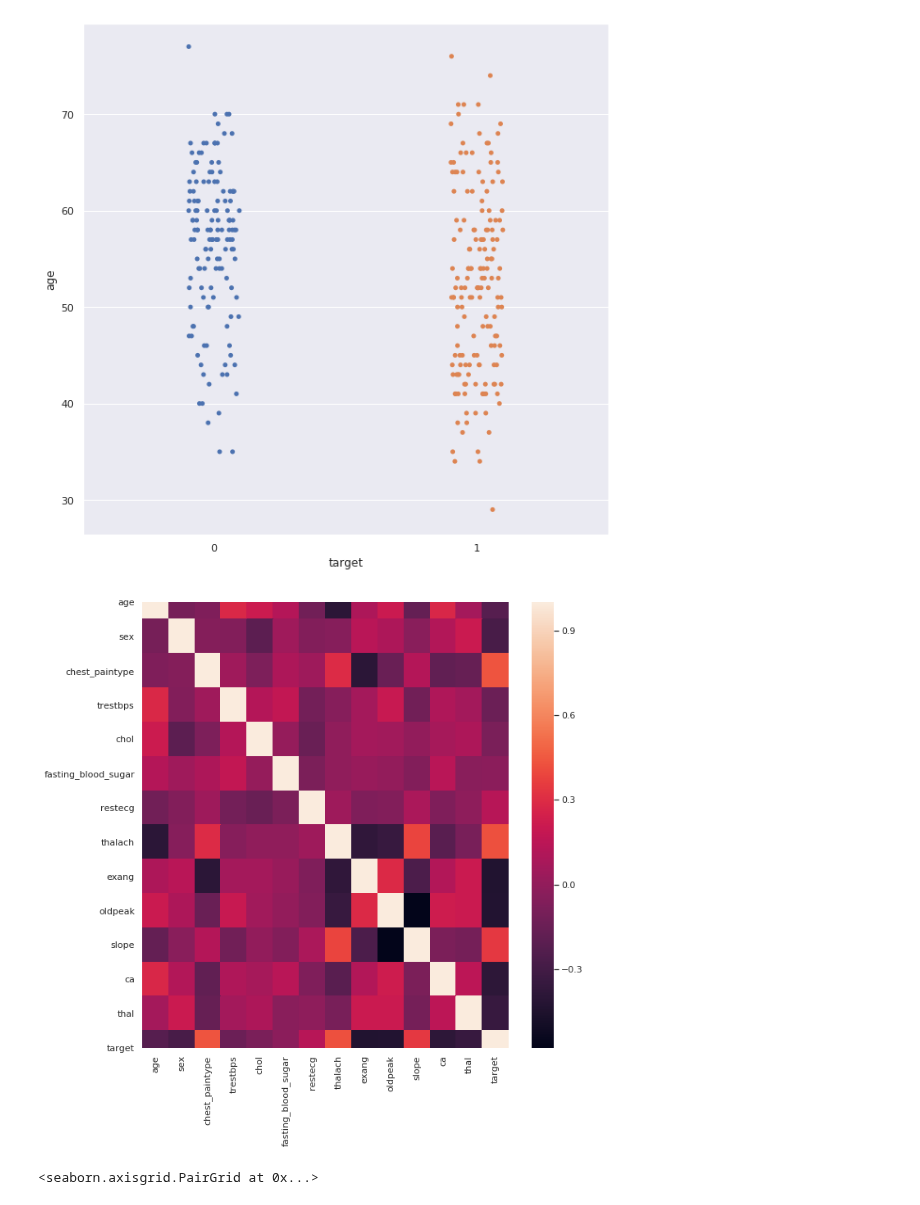
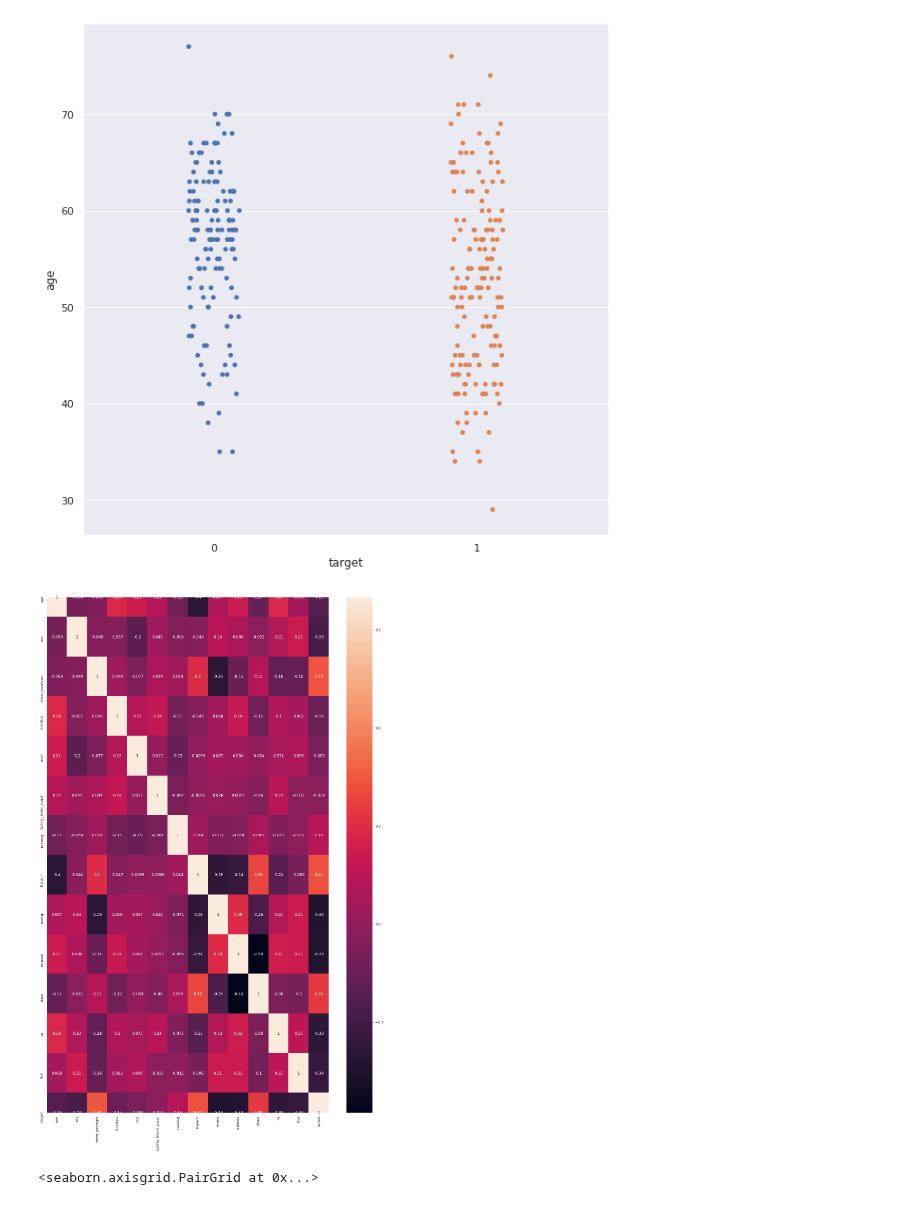
Before and after one commit to bhushankelkar/Heart-Disease-Uci, a Jupyter notebook: Uci.ipynb, the cells around one changed output. Drawn from its saved outputs; the diff is of its cells as text; code cells hidden in the pictures.

```diff
--- a/Uci.ipynb
+++ b/Uci.ipynb
@@ -133,10 +133,10 @@ g=sns.stripplot(x="target",y="age",data=df,jitter=True)
 # %% [output]
 [figure]
 # %%
-
-ax = sns.heatmap(df.corr())
+plt.rcParams["figure.figsize"]=20,30
+ax = sns.heatmap(df.corr(),annot=True)
 # %% [output]
-[figure, old version]
+[figure, new version]
 # %%
 k=df.loc[:,'sex':'chol']
 # %%
```
Also changed, not shown: parts of 17 cells of this notebook.
